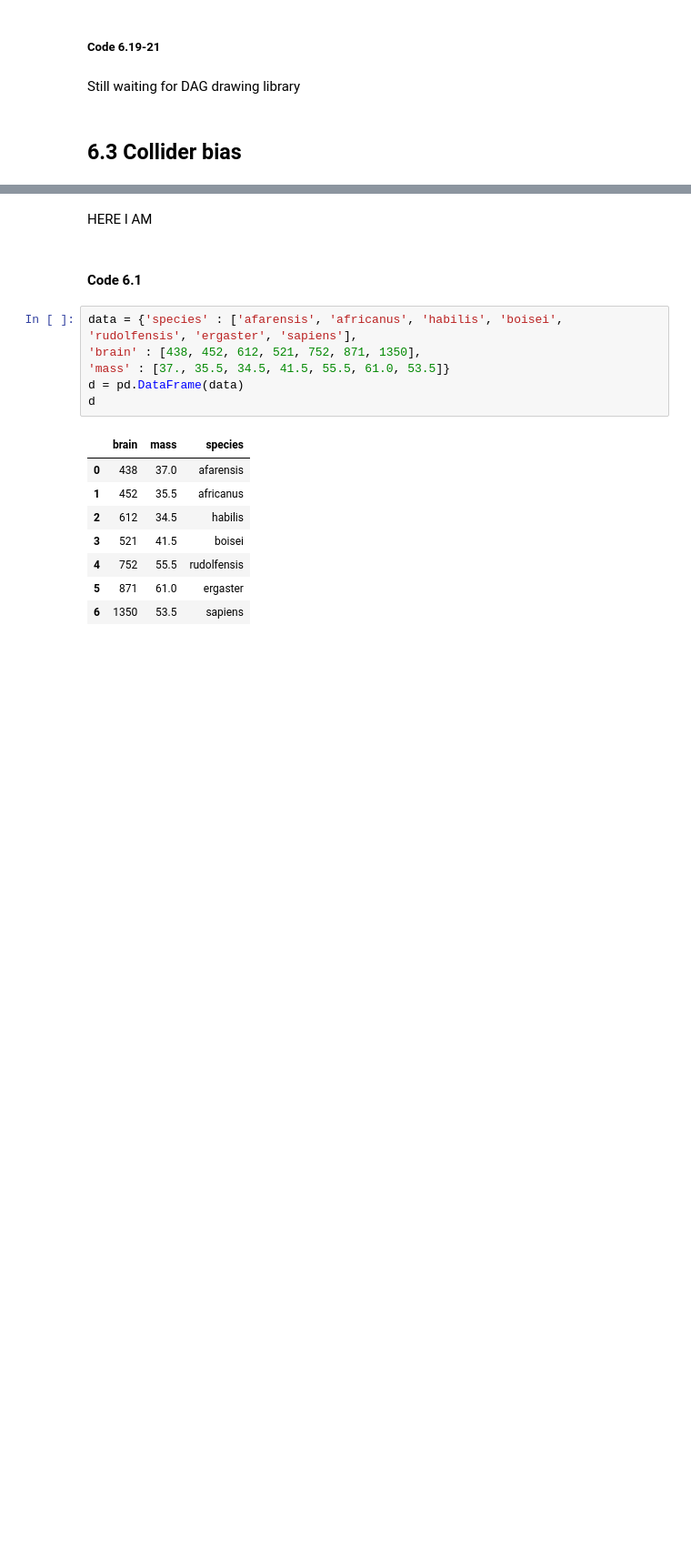
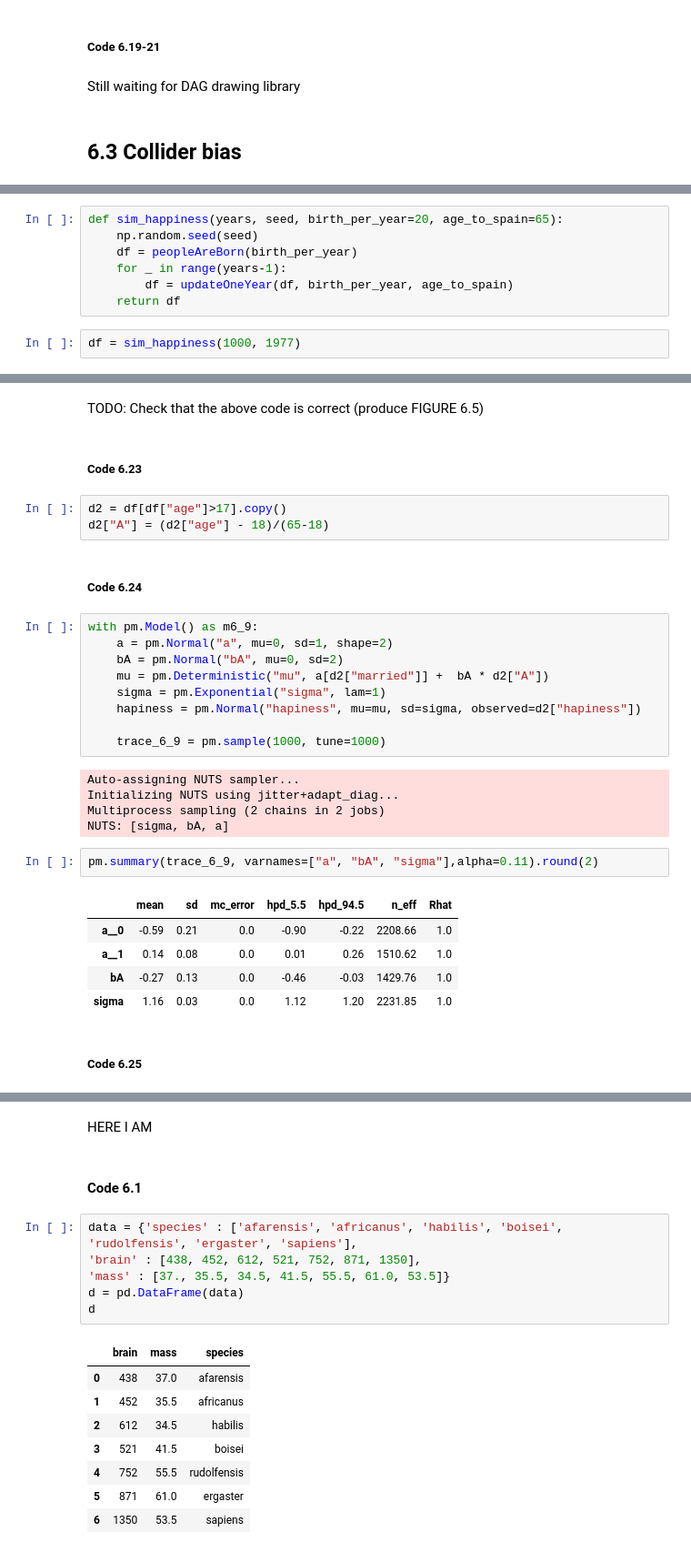
Before and after one commit to baheredia/resources, a Jupyter notebook: Rethinking/Chp_06.ipynb, the cells around one changed output, grey strips where cells are left out. Shown: that part at 91% size. Drawn from its saved outputs; the diff is of its cells as text; blank space fills up the shorter version.

```diff
--- a/Rethinking/Chp_06.ipynb
+++ b/Rethinking/Chp_06.ipynb
@@ -352,0 +373,9 @@ Still waiting for DAG drawing library
+# %%
+def sim_happiness(years, seed, birth_per_year=20, age_to_spain=65):
+    np.random.seed(seed)
+    df = peopleAreBorn(birth_per_year)
+    for _ in range(years-1):
+        df = updateOneYear(df, birth_per_year, age_to_spain)
+    return df
+# %%
+df = sim_happiness(1000, 1977)
@@ -352,0 +389,33 @@ Still waiting for DAG drawing library
+# %% [markdown]
+TODO: Check that the above code is correct (produce FIGURE 6.5)
+# %% [markdown]
+##### Code 6.23
+# %%
+d2 = df[df["age"]>17].copy()
+d2["A"] = (d2["age"] - 18)/(65-18)
+# %% [markdown]
+##### Code 6.24
+# %%
+with pm.Model() as m6_9:
+    a = pm.Normal("a", mu=0, sd=1, shape=2)
+    bA = pm.Normal("bA", mu=0, sd=2)
+    mu = pm.Deterministic("mu", a[d2["married"]] +  bA * d2["A"])
+    sigma = pm.Exponential("sigma", lam=1)
+    hapiness = pm.Normal("hapiness", mu=mu, sd=sigma, observed=d2["hapiness"])
+
+    trace_6_9 = pm.sample(1000, tune=1000)
+# %% [output]
+Auto-assigning NUTS sampler...
+Initializing NUTS using jitter+adapt_diag...
+Multiprocess sampling (2 chains in 2 jobs)
+NUTS: [sigma, bA, a]
+# %%
+pm.summary(trace_6_9, varnames=["a", "bA", "sigma"],alpha=0.11).round(2)
+# %% [output]
+|  | mean | sd | mc_error | hpd_5.5 | hpd_94.5 | n_eff | Rhat |
+| a__0 | -0.59 | 0.21 | 0.0 | -0.90 | -0.22 | 2208.66 | 1.0 |
+| a__1 | 0.14 | 0.08 | 0.0 | 0.01 | 0.26 | 1510.62 | 1.0 |
+| bA | -0.27 | 0.13 | 0.0 | -0.46 | -0.03 | 1429.76 | 1.0 |
+| sigma | 1.16 | 0.03 | 0.0 | 1.12 | 1.20 | 2231.85 | 1.0 |
+# %% [markdown]
+##### Code 6.25
```
Also changed, not shown: parts of 23 cells of this notebook.
